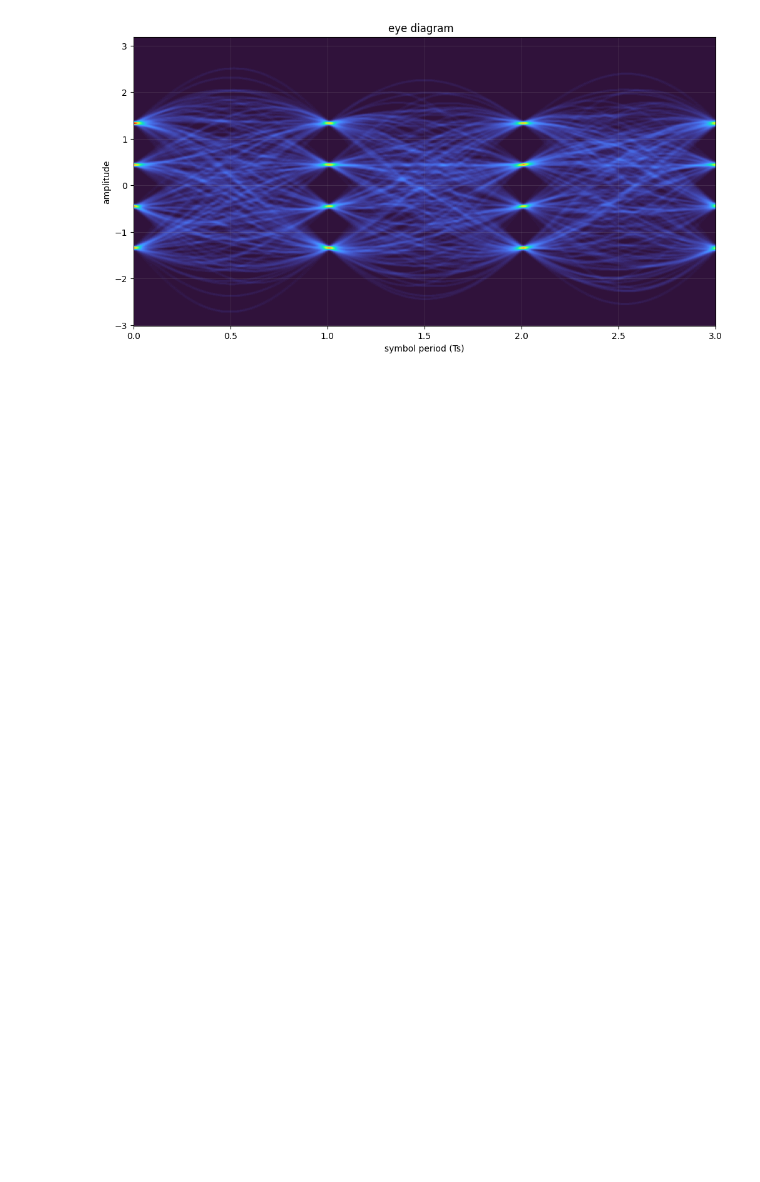
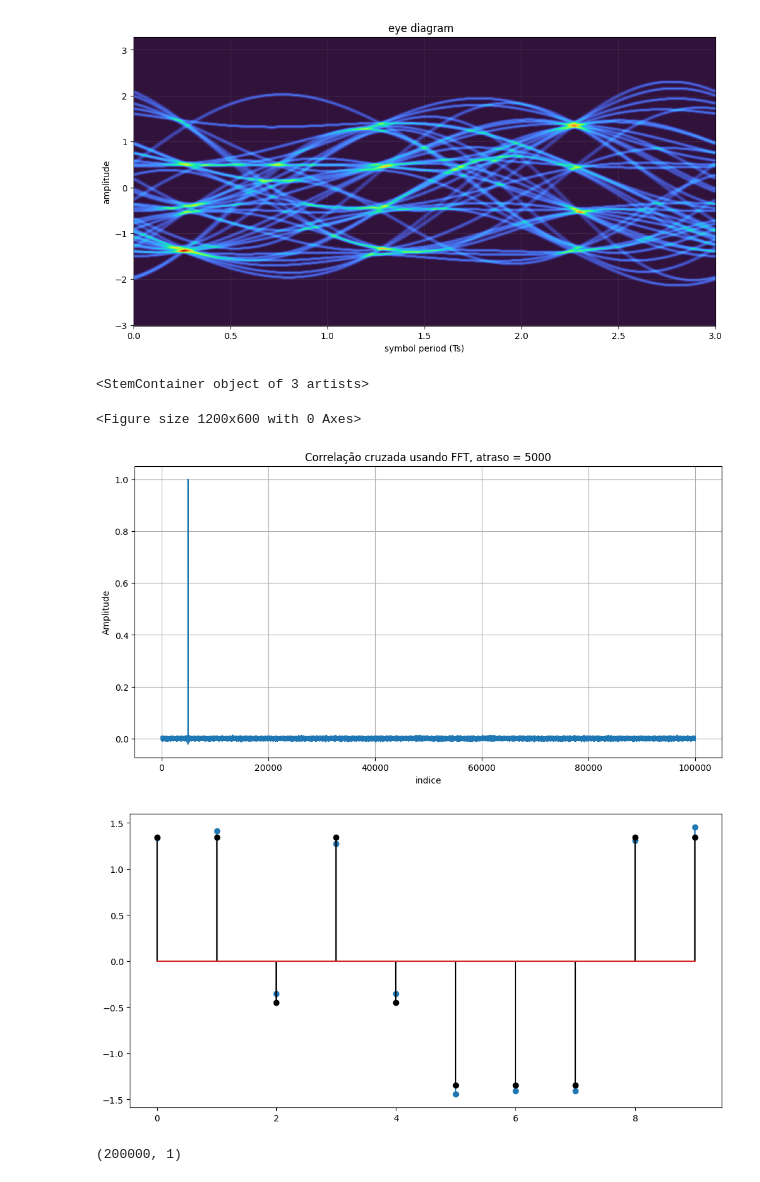
Before and after one commit to LucasLobo7/TCC, a Jupyter notebook: Equipamentos/formatacao.ipynb, the cells around one changed output. Drawn from its saved outputs; the diff is of its cells as text; code cells hidden in the pictures; blank space fills up the shorter version.

```diff
--- a/Equipamentos/formatacao.ipynb
+++ b/Equipamentos/formatacao.ipynb
@@ -149,4 +44,73 @@ plt.psd(sinal,Fs=SPSf, NFFT = 1024, sides='twosided', label = 'Transmitido')
-# %%
-eyediagram(sinal,len(sinal),SPSf,ptype='fancy')
-# %% [output]
-[figure, removed]
+# %%
+from optic.utils import parameters
+from optic.dsp.core import firFilter, pulseShape, lowPassFIR, pnorm, upsample, decimate,clockSamplingInterp
+
+def periodic_corr(x, y):
+    ##############################################################
+    # Função para calcular a correlação periodica entre dois arrays usando a FFT
+    # Usada para calcular o atraso do sinal recebido.
+    # Parametros:
+    # x,y (array numpy): Arrays para calcular a correlação
+    # Output:
+    # Array da correlação dos dois sinais, para calcular o indice do atraso, bastar usar np.argmax()
+    ##############################################################
+
+    return (ifft(fft(x) * fft(y).conj()).real)
+
+def sicronizarSinais(y,x,plot=False):
+
+    if len(x) > len(y):
+        y = np.append(y,np.zeros(len(x)-len(y)))
+    if len(y) > len(x):
+        x = np.append(x,np.zeros(len(y)-len(x)))
+    corr = periodic_corr(pnorm(x-np.mean(x)), pnorm(y-np.mean(y)))
+    delay = np.argmax(corr)
+    if plot == True:
+        plt.figure()
+        plt.plot(corr/np.max(corr))
+        plt.xlabel('indice')
+        plt.ylabel('Amplitude')
+        plt.grid()
+        plt.title(f'Correlação cruzada usando FFT, atraso = {int(delay)}')
+    return np.roll(y,delay)
+
+
+recebido = clockSamplingInterp(transmitido.reshape(-1,1),Fs_in=SPS,Fs_out=SPS*10,jitter_rms=0)[:,0]
+#recebido = np.append(recebido,recebido[0:len(recebido)//2])
+recebido = np.roll(recebido,-100000)
+
+#
+pulso = pulseShape(formatoPulso, SPS*10, nTaps, alpha)
+pulso = pulso/max(abs(pulso))
+recebidocasado = pnorm(firFilter(pulso,recebido))
+eyediagram(recebidocasado,len(recebidocasado),SPS*10,ptype='fancy')
+
+plt.figure(2)
+paramDec = parameters()
+paramDec.SpS_in  = SPS*10
+paramDec.SpS_out = 1
+recebidodecimado = decimate(recebidocasado, paramDec)
+recebidodecimado=recebidodecimado[:,0]
+recebidodecimado = sicronizarSinais(pnorm(recebidodecimado),pnorm(simbolos),plot=True)
+#recebidodecimado = symbolSync(recebidodecimado.reshape(-1,1),simbolos.reshape(-1,1),1)
+
+# recebidodecimado = clockSamplingInterp(sinalcasado.reshape(-1,1),Fs_in=SPS,Fs_out=1,jitter_rms=0)[:,0]
+# recebidodecimado = sinalcasado[1::SPS]
+plt.figure()
+plt.stem(pnorm(recebidodecimado)[0:10])
+plt.stem(pnorm(simbolos)[0:10],'k')
+
+# plt.figure(3)
+# plt.psd(sinal,Fs=SPS, NFFT = 1024, sides='twosided', label = 'Transmitido')
+# plt.psd(sinalcasado,Fs=SPS, NFFT = 1024, sides='twosided', label = 'Transmitido')
+# fastBERcalc(recebidodecimado,simbolos,4,'pam')
+# %% [output]
+[figure, added]
+<StemContainer object of 3 artists>
+<Figure size 1200x600 with 0 Axes>
+[figure, added]
+[figure, added]
+# %%
+sinal.reshape(-1,1).shape
+# %% [output]
+(200000, 1)
```
Also changed, not shown: parts of 4 cells of this notebook, 11 other files.
